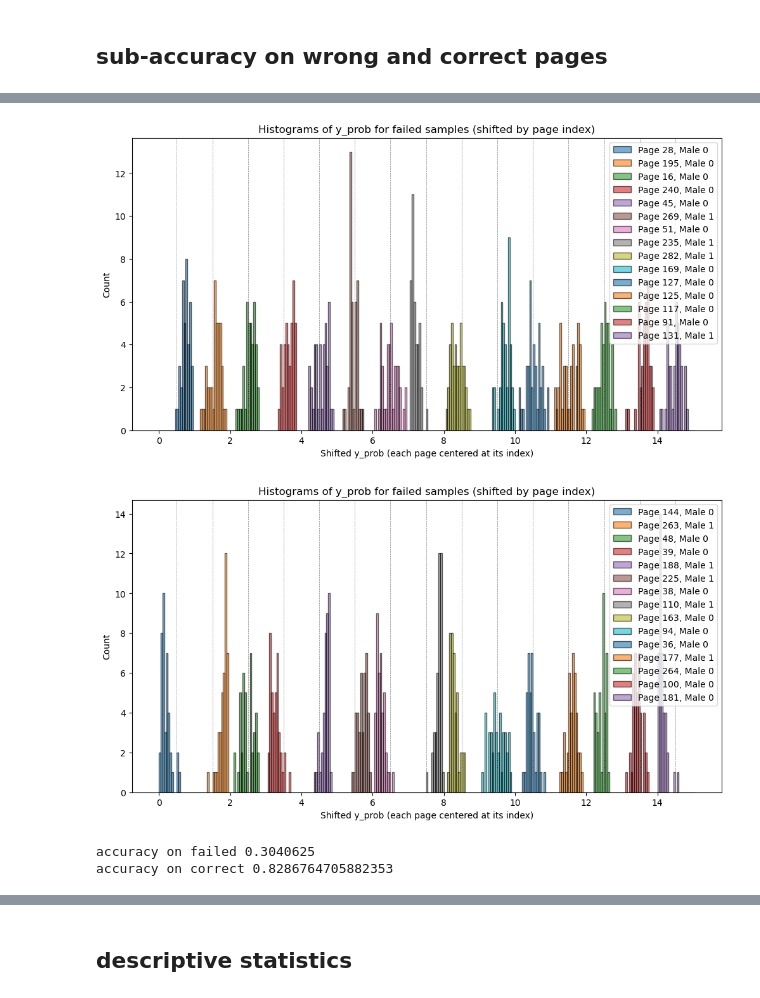
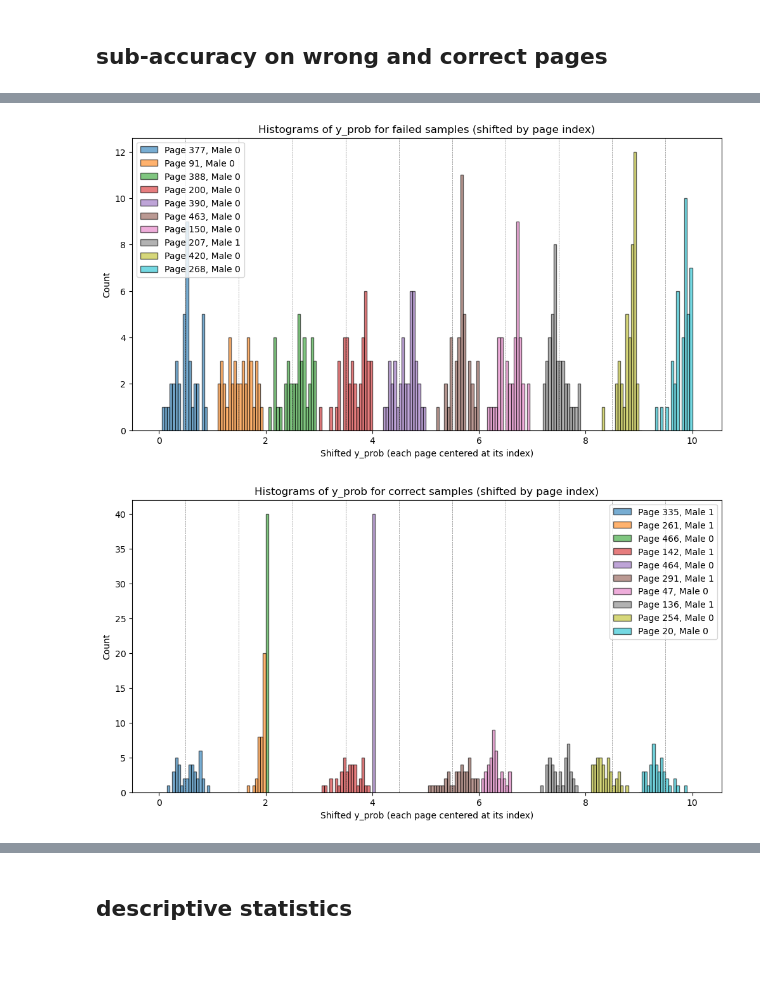
Before and after one commit to gitMorelli/gender_detection, a Jupyter notebook: notebooks/evaluation/evaluation_pipeline.ipynb, the cells around one changed output, grey strips where cells are left out. Cells and saved outputs as stored; diff of their text form; code cells hidden in the pictures; blank space fills up the shorter version.

```diff
--- a/notebooks/evaluation/evaluation_pipeline.ipynb
+++ b/notebooks/evaluation/evaluation_pipeline.ipynb
@@ -69,23 +111,17 @@ selected_metric='weighted_vote'
 if kind == 'body':
     selected_metric = 'most_probable'  # Use the metric you want to analyze
 # %%
-evaluation_mode = 'backbone_only' #full_model
 calibrate=False
 threshold=0.5
 
-head_type = 'pytorch'  # 'sklearn' or 'pytorch' or none
-selected_classification_head = 'MLPClassifier1'#'MLPClassifier1'#'TransformerClassifier'#'1DCNNClassifier'#'MLPClassifier2'
-model_parameters = {
-    'n_neurons':128,
-    #'hidden_sizes': [256,128, 64],  # Hidden sizes for MLPClassifier2
-    'dropout':0.4,
-    'with_input_norm': 'batch_norm',  # Whether to use input normalization 'batch_norm' , None
-    'mean': mean,  # Mean for input normalization
-    'scale': scale,  # Scale for input normalization
-}
 if evaluation_mode == 'backbone_only':
+    train_filename,val_filename, test_filename = file_IO.load_input_files(source_path,selected_FE,kind,suffix,custom_pretrained=custom_pretrained)
+    mean,scale = model_utils.get_normalization_parameters(train_filename)
+    model_parameters['mean']=mean
+    model_parameters['scale']=scale
+
     classification_head, val_df = data_loading.load_classification_head(selected_FE,selected_classification_head,head_type,
-                                                                    validation_mode,train_filename, source_path,**model_parameters)
+                                                                    validation_mode,train_filename, source_path,**model_parameters,custom_pretrained=custom_pretrained)
     if use_external_validation:
         if use_test_private:
             val_df = pd.read_csv(test_filename)
@@ -104,4 +140,9 @@ if evaluation_mode == 'backbone_only':
     #val_df_test = val_df.groupby('page').head(40).reset_index(drop=True)
 
     #res_df=evaluation_utils.compute_predictions_and_uncertainties(classification_head, val_df, head_type,calibrate=True,threshold=0.5)
-    res_df=evaluation_utils.compute_predictions_and_uncertainties(classification_head, val_df, head_type,calibrate=calibrate,threshold=threshold)
+    res_df,out_results=evaluation_utils.compute_predictions_and_uncertainties(classification_head, val_df, head_type,calibrate=calibrate,
+                                                                              threshold=threshold, list_of_metrics=list_of_metrics)
+    print(res_df.columns)
+    print(out_results)
+
+    file_IO.save_dict_to_txt(out_results, search_dir + "accuracies_on_test_set.txt")
@@ -263,33 +314,28 @@ display(failed[failed['page'] == 16][[selected_metric,selected_metric+'_uncertai
 # %%
-def display_pred_distribution(failed, failed_pages):
+def display_pred_distribution(failed, failed_pages,num_pages=15,title='failed'):
     plt.figure(figsize=(12, 6))
     bin_width = 0.05
     np.random.shuffle(failed_pages)
-    for i, page in enumerate(failed_pages[:15]):
+    for i, page in enumerate(failed_pages[:num_pages]):
         subset = failed[failed['page'] == page]['y_prob']
         isMale = failed[failed['page'] == page]['grouped_true'].iloc[0]
         # Shift the histogram center by page number (e.g., offset by i)
         shifted = subset + i
         plt.hist(shifted, bins=np.arange(i, i + 1 + bin_width, bin_width), alpha=0.6, edgecolor='black', label=f'Page {page}, Male {isMale}')
         # Mark the center for each page
         plt.axvline(i + 0.5, color='gray', linestyle='--', linewidth=0.5)
 
-    plt.title('Histograms of y_prob for failed samples (shifted by page index)')
+    plt.title(f'Histograms of y_prob for {title} samples (shifted by page index)')
     plt.xlabel('Shifted y_prob (each page centered at its index)')
     plt.ylabel('Count')
     plt.legend()
+    plt.savefig(os.path.join(search_dir, f"pred_distribution_{title}.png"))
     plt.show()
-display_pred_distribution(failed, failed_pages)
-display_pred_distribution(correct, correct['page'].unique())
+display_pred_distribution(failed, failed_pages,num_pages=10,title='failed')
+display_pred_distribution(correct, correct['page'].unique(),num_pages=10,title='correct')
 # %% [output]
-[figure, old version]
+[figure, new version]
-[figure, old version]
+[figure, new version]
-# %%
-print('accuracy on failed',len(failed[failed['male']==failed['y_pred']])/len(failed))
-print('accuracy on correct',len(correct[correct['male']==correct['y_pred']])/len(correct))
-# %% [output]
-accuracy on failed 0.3040625
-accuracy on correct 0.8286764705882353
 # %%
 cols_to_drop = [c for c in res_df.columns if not(c.startswith('f') and len(c) > 1 and c[1].isdigit())]
 print(f"Columns to drop: {cols_to_drop}")
```
Also changed, not shown: parts of 28 cells of this notebook, 27 other files.
